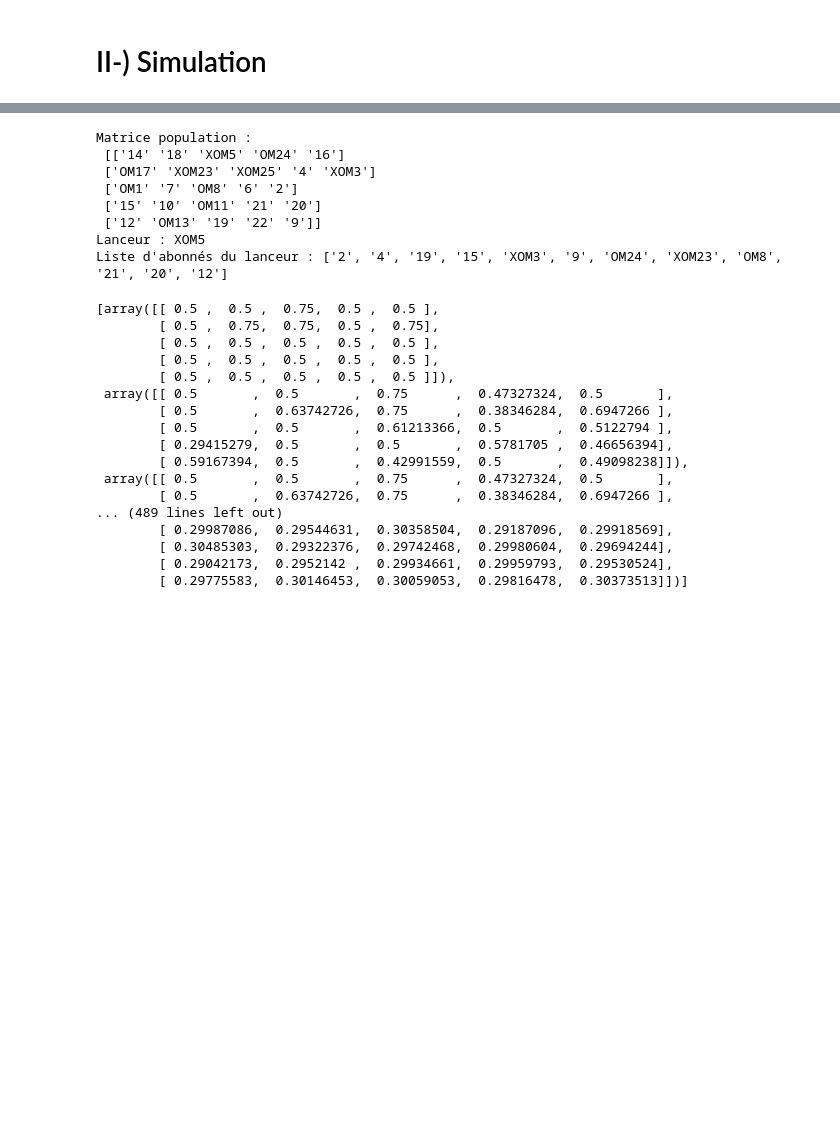
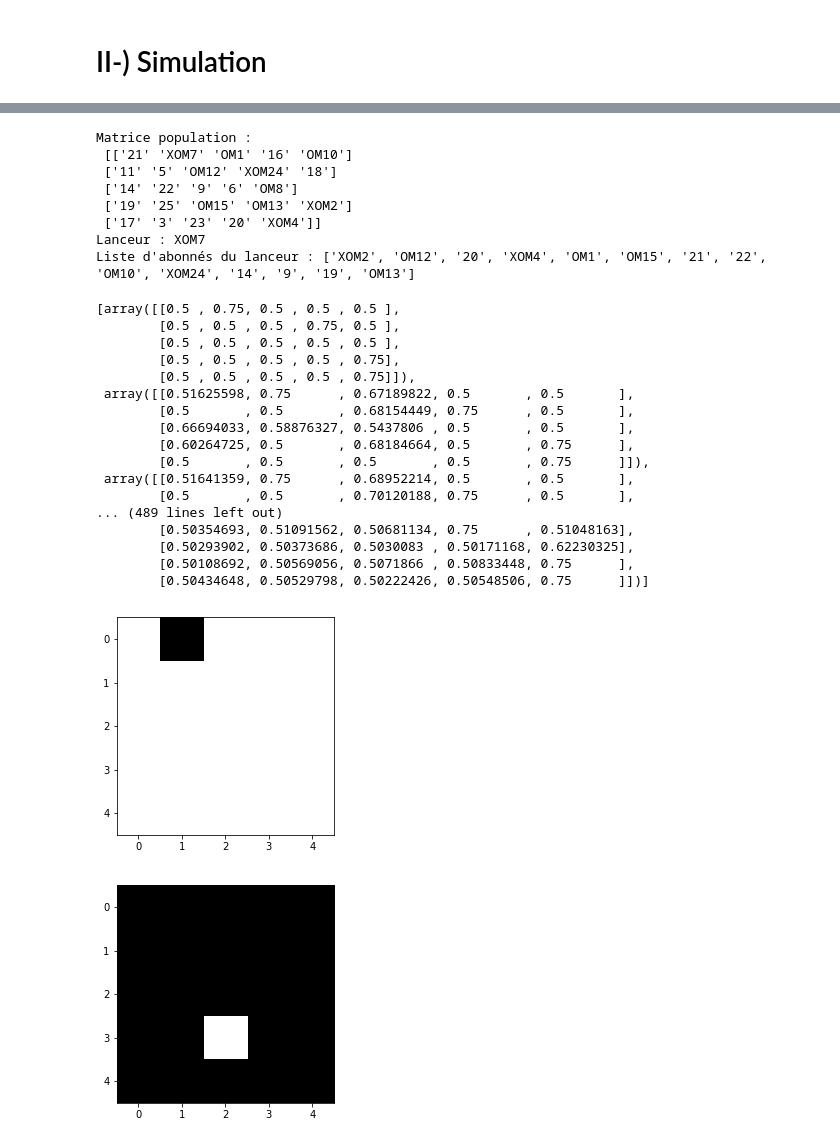
Before and after one commit to are-mipiA1A2/Fake-news, a Jupyter notebook: CLEAN CODE - physique+distance.ipynb, the cells around one changed output, grey strips where cells are left out. Drawn from its saved outputs; the diff is of its cells as text; code cells hidden in the pictures; blank space fills up the shorter version.

```diff
--- a/CLEAN CODE - physique+distance.ipynb
+++ b/CLEAN CODE - physique+distance.ipynb
@@ -30,7 +30,7 @@ nb_xom = 4                #nb d'organismes médiatiques malveillants
 mal = nb_xom/nb_om        #degré de malveillance (= proportion de médias malveillants)
 co = 7                    #degré de connectivité de l'environnement (= nb de réseaux moyen par agent = somme(nb_res) / nb_agents)
 steps = 100               #nb de pas de temps
-news = np.random.random() #crédibilité de la news
+news = 0.5 #crédibilité de la news
 seuil = 0.7               #seuil
 
 print('Crédibilité de la news :',news,'\n')
@@ -863,41 +867,44 @@ Simu_p_finale=simu_p_finale(Pop_ac_om,Reseau_virtuel,Noms_agents_avec,N_1dim,ste
 Simu_p_finale
 # %% [output]
 Matrice population :
- [['14' '18' 'XOM5' 'OM24' '16']
- ['OM17' 'XOM23' 'XOM25' '4' 'XOM3']
- ['OM1' '7' 'OM8' '6' '2']
- ['15' '10' 'OM11' '21' '20']
- ['12' 'OM13' '19' '22' '9']]
-Lanceur : XOM5
-Liste d'abonnés du lanceur : ['2', '4', '19', '15', 'XOM3', '9', 'OM24', 'XOM23', 'OM8', '21', '20', '12']
+ [['21' 'XOM7' 'OM1' '16' 'OM10']
+ ['11' '5' 'OM12' 'XOM24' '18']
+ ['14' '22' '9' '6' 'OM8']
+ ['19' '25' 'OM15' 'OM13' 'XOM2']
+ ['17' '3' '23' '20' 'XOM4']]
+Lanceur : XOM7
+Liste d'abonnés du lanceur : ['XOM2', 'OM12', '20', 'XOM4', 'OM1', 'OM15', '21', '22', 'OM10', 'XOM24', '14', '9', '19', 'OM13']
-[array([[ 0.5 ,  0.5 ,  0.75,  0.5 ,  0.5 ],
-        [ 0.5 ,  0.75,  0.75,  0.5 ,  0.75],
-        [ 0.5 ,  0.5 ,  0.5 ,  0.5 ,  0.5 ],
-        [ 0.5 ,  0.5 ,  0.5 ,  0.5 ,  0.5 ],
-        [ 0.5 ,  0.5 ,  0.5 ,  0.5 ,  0.5 ]]),
- array([[ 0.5       ,  0.5       ,  0.75      ,  0.47327324,  0.5       ],
-        [ 0.5       ,  0.63742726,  0.75      ,  0.38346284,  0.6947266 ],
-        [ 0.5       ,  0.5       ,  0.61213366,  0.5       ,  0.5122794 ],
-        [ 0.29415279,  0.5       ,  0.5       ,  0.5781705 ,  0.46656394],
-        [ 0.59167394,  0.5       ,  0.42991559,  0.5       ,  0.49098238]]),
- array([[ 0.5       ,  0.5       ,  0.75      ,  0.47327324,  0.5       ],
-        [ 0.5       ,  0.63742726,  0.75      ,  0.38346284,  0.6947266 ],
+[array([[0.5 , 0.75, 0.5 , 0.5 , 0.5 ],
+        [0.5 , 0.5 , 0.5 , 0.75, 0.5 ],
+        [0.5 , 0.5 , 0.5 , 0.5 , 0.5 ],
+        [0.5 , 0.5 , 0.5 , 0.5 , 0.75],
+        [0.5 , 0.5 , 0.5 , 0.5 , 0.75]]),
+ array([[0.51625598, 0.75      , 0.67189822, 0.5       , 0.5       ],
+        [0.5       , 0.5       , 0.68154449, 0.75      , 0.5       ],
+        [0.66694033, 0.58876327, 0.5437806 , 0.5       , 0.5       ],
+        [0.60264725, 0.5       , 0.68184664, 0.5       , 0.75      ],
+        [0.5       , 0.5       , 0.5       , 0.5       , 0.75      ]]),
+ array([[0.51641359, 0.75      , 0.68952214, 0.5       , 0.5       ],
+        [0.5       , 0.5       , 0.70120188, 0.75      , 0.5       ],
 ... (489 lines left out)
-        [ 0.29987086,  0.29544631,  0.30358504,  0.29187096,  0.29918569],
-        [ 0.30485303,  0.29322376,  0.29742468,  0.29980604,  0.29694244],
-        [ 0.29042173,  0.2952142 ,  0.29934661,  0.29959793,  0.29530524],
-        [ 0.29775583,  0.30146453,  0.30059053,  0.29816478,  0.30373513]])]
+        [0.50354693, 0.51091562, 0.50681134, 0.75      , 0.51048163],
+        [0.50293902, 0.50373686, 0.5030083 , 0.50171168, 0.62230325],
+        [0.50108692, 0.50569056, 0.5071866 , 0.50833448, 0.75      ],
+        [0.50434648, 0.50529798, 0.50222426, 0.50548506, 0.75      ]])]
 # %%
 #Affichage des opinions de départ
-Opinions_start=Simulation_op[0]
+Opinions_start=Simu_op_finale[0]
 fig=plt.figure()
 im=plt.imshow(Opinions_start,cmap='binary',vmin=0,vmax=1)
 
 #Affichage des opinions d'arrivée
-Opinions_end=Simulation_op[-1]
+Opinions_end=Simu_op_finale[-1]
 fig=plt.figure()
 im=plt.imshow(Opinions_end,cmap='binary',vmin=0,vmax=1)
 
 #blanc = 0 ; noir = 1
+# %% [output]
+[figure, added]
+[figure, added]
 # %%
 #Affichage des convictions de départ
```
Also changed, not shown: parts of 14 cells of this notebook.
